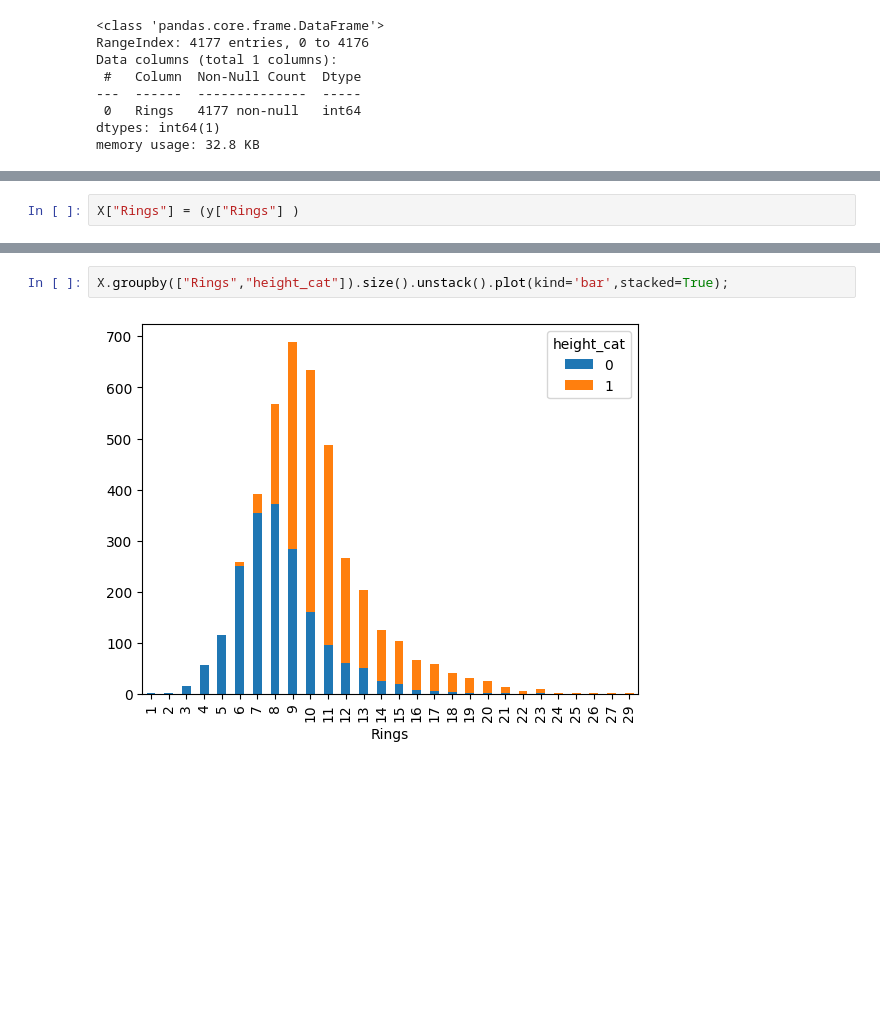
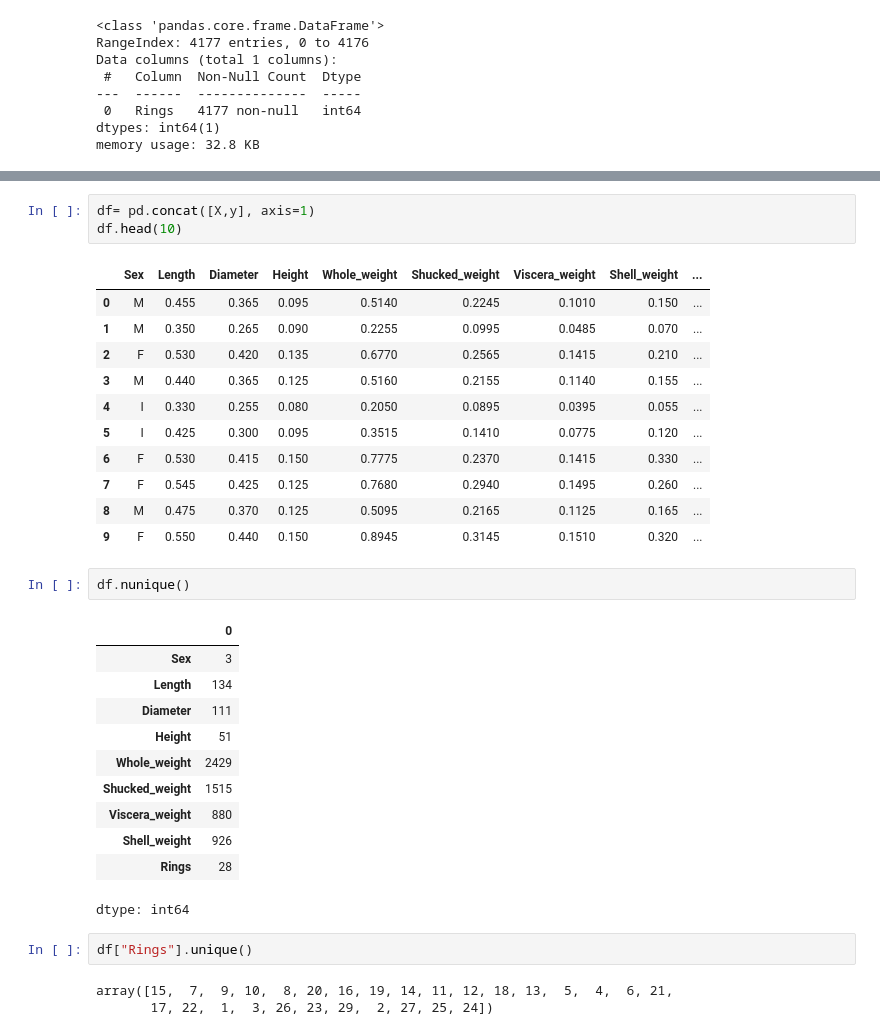
Before and after one commit to tylerscott3/CS290, a Jupyter notebook: AbaloneAge.ipynb, the cells around one changed output, grey strips where cells are left out. Drawn from its saved outputs; the diff is of its cells as text; blank space fills up the shorter version.

```diff
--- a/AbaloneAge.ipynb
+++ b/AbaloneAge.ipynb
@@ -158,2 +82,0 @@ X["Height"].mean()
-# %%
-X["Rings"] = (y["Rings"] )
@@ -179,4 +83,34 @@ X.head()
-# %%
-X.groupby(["Rings","height_cat"]).size().unstack().plot(kind='bar',stacked=True);
-# %% [output]
-[figure, removed]
+# %%
+df= pd.concat([X,y], axis=1)
+df.head(10)
+# %% [output]
+|  | Sex | Length | Diameter | Height | Whole_weight | Shucked_weight | Viscera_weight | Shell_weight | ... |
+| 0 | M | 0.455 | 0.365 | 0.095 | 0.5140 | 0.2245 | 0.1010 | 0.150 | ... |
+| 1 | M | 0.350 | 0.265 | 0.090 | 0.2255 | 0.0995 | 0.0485 | 0.070 | ... |
+| 2 | F | 0.530 | 0.420 | 0.135 | 0.6770 | 0.2565 | 0.1415 | 0.210 | ... |
+| 3 | M | 0.440 | 0.365 | 0.125 | 0.5160 | 0.2155 | 0.1140 | 0.155 | ... |
+| 4 | I | 0.330 | 0.255 | 0.080 | 0.2050 | 0.0895 | 0.0395 | 0.055 | ... |
+| 5 | I | 0.425 | 0.300 | 0.095 | 0.3515 | 0.1410 | 0.0775 | 0.120 | ... |
+| 6 | F | 0.530 | 0.415 | 0.150 | 0.7775 | 0.2370 | 0.1415 | 0.330 | ... |
+| 7 | F | 0.545 | 0.425 | 0.125 | 0.7680 | 0.2940 | 0.1495 | 0.260 | ... |
+| 8 | M | 0.475 | 0.370 | 0.125 | 0.5095 | 0.2165 | 0.1125 | 0.165 | ... |
+| 9 | F | 0.550 | 0.440 | 0.150 | 0.8945 | 0.3145 | 0.1510 | 0.320 | ... |
+# %%
+df.nunique()
+# %% [output]
+|  | 0 |
+| Sex | 3 |
+| Length | 134 |
+| Diameter | 111 |
+| Height | 51 |
+| Whole_weight | 2429 |
+| Shucked_weight | 1515 |
+| Viscera_weight | 880 |
+| Shell_weight | 926 |
+| Rings | 28 |
+dtype: int64
+# %%
+df["Rings"].unique()
+# %% [output]
+array([15,  7,  9, 10,  8, 20, 16, 19, 14, 11, 12, 18, 13,  5,  4,  6, 21,
+       17, 22,  1,  3, 26, 23, 29,  2, 27, 25, 24])
```
Also changed, not shown: parts of 49 cells of this notebook.
